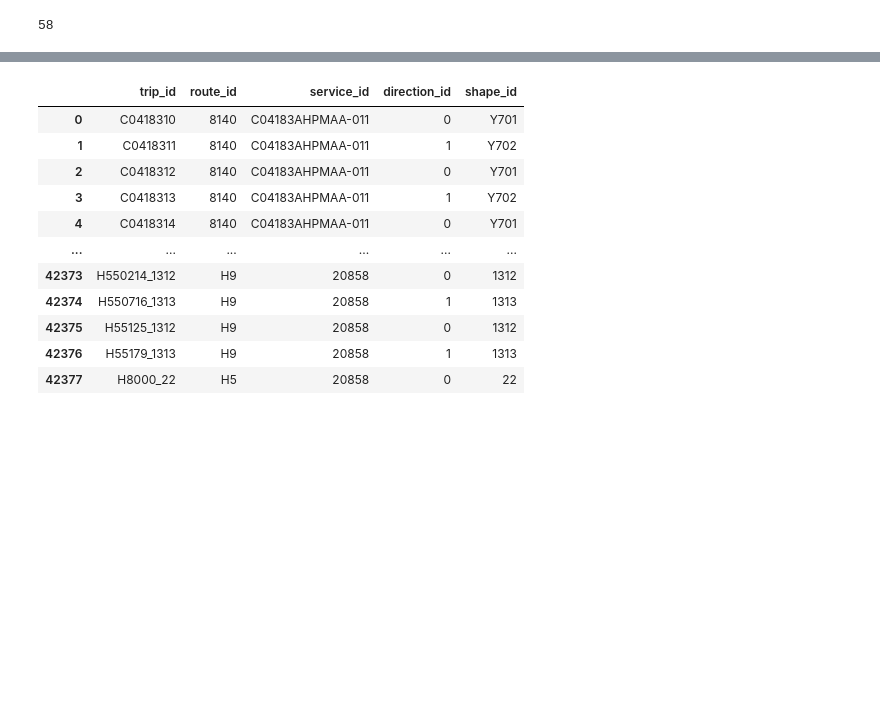
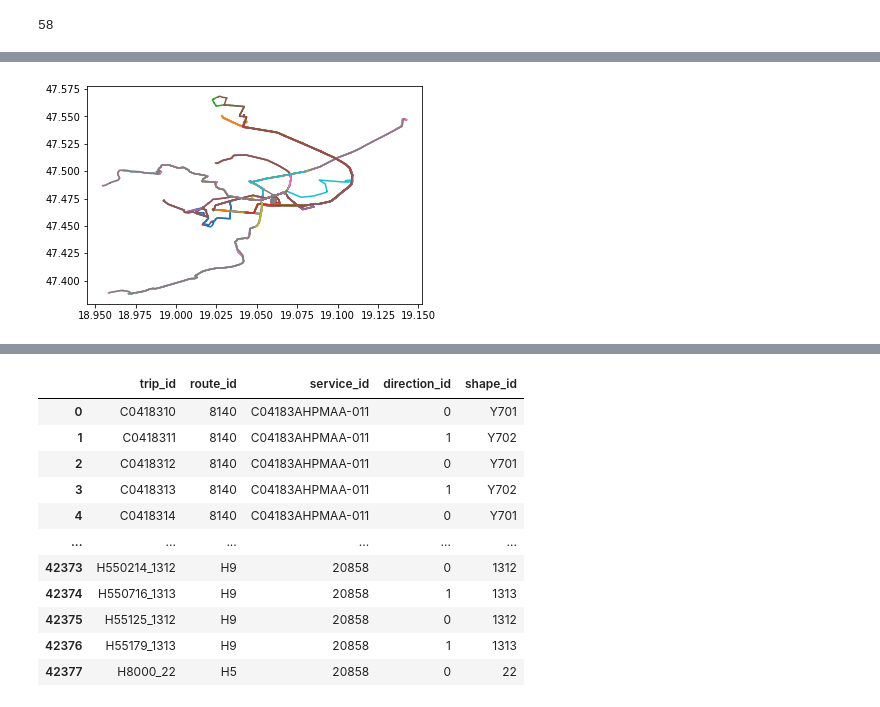
Before and after one commit to BGera89/Big_Data_Homework, a Jupyter notebook: gera.ipynb, the cells around one changed output, grey strips where cells are left out. Cells and saved outputs as stored; diff of their text form; code cells hidden in the pictures; blank space fills up the shorter version.

```diff
--- a/gera.ipynb
+++ b/gera.ipynb
@@ -163,5 +163,3 @@ for i in range(1300):
 plt.show()
 # %% [output]
 [figure]
-# %%
-y,x=stops["geometry"][1].xy
@@ -284,0 +259,4 @@ len(set(shapes_within_i))
+# %%
+shapes_I=shapes[shapes["shape_id"].isin(shapes_within_i)]
+shapes_I.reset_index(drop=True, inplace=True)
+shapes_I
@@ -284,0 +281,8 @@ len(set(shapes_within_i))
+# %%
+for i in shapes_I["geometry"]:
+    x,y=i.coords.xy
+    plt.plot(x,y)
+    plt.scatter(I_building[1], I_building[0])
+plt.show()
+# %% [output]
+[figure, added]
```
Also changed, not shown: parts of 11 cells of this notebook.
